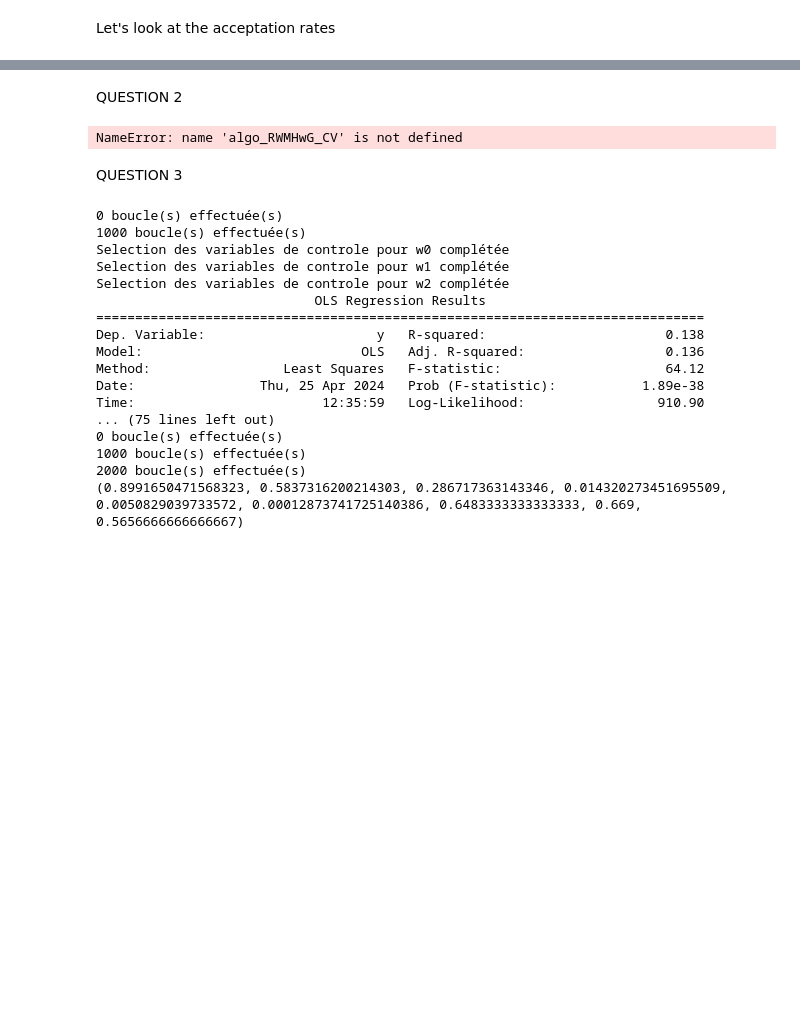
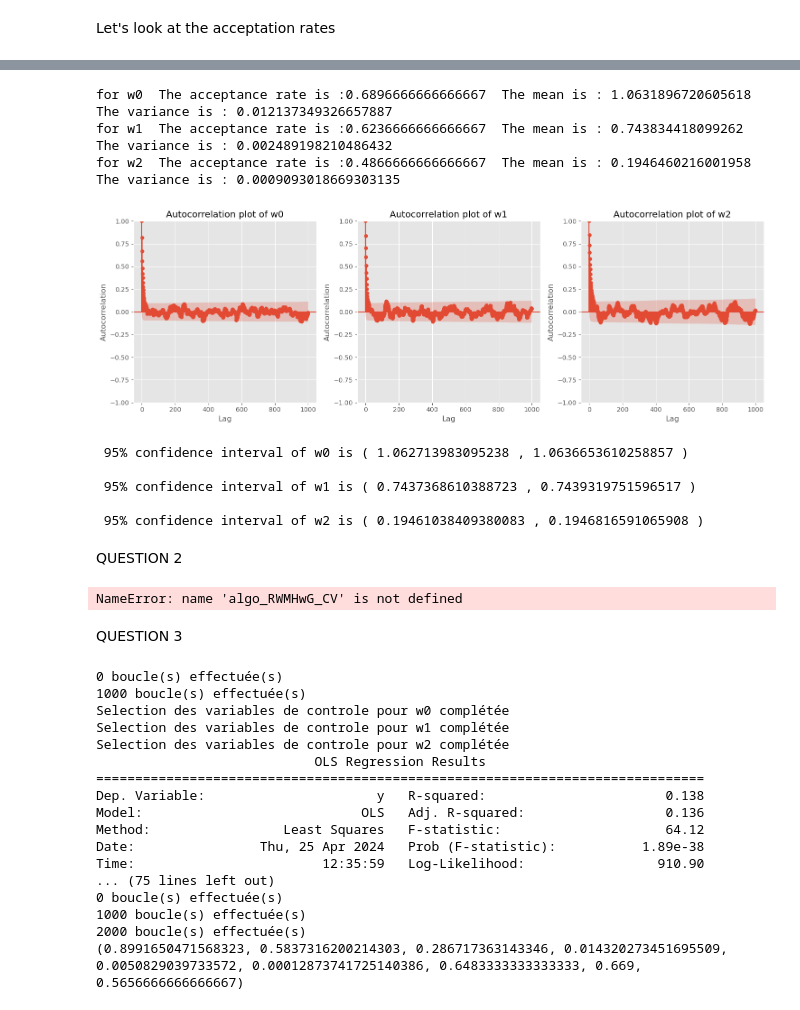
Before and after one commit to tahatt13/GARCH_MCMC, a Jupyter notebook: MCMCGARCH.ipynb, the cells around one changed output, grey strips where cells are left out. Cells and saved outputs as stored; diff of their text form; code cells hidden in the pictures; blank space fills up the shorter version.

```diff
--- a/MCMCGARCH.ipynb
+++ b/MCMCGARCH.ipynb
@@ -436,3 +438,44 @@ plt.show()
+# %%
+print(f"for w0  The acceptance rate is :{R[2][0]}  The mean is : {R[0][0]} The variance is : {R[1][0]}" )
+print(f"for w1  The acceptance rate is :{R[2][1]}  The mean is : {R[0][1]} The variance is : {R[1][1]}" )
+print(f"for w2  The acceptance rate is :{R[2][2]}  The mean is : {R[0][2]} The variance is : {R[1][2]}" )
+# %% [output]
+for w0  The acceptance rate is :0.6896666666666667  The mean is : 1.0631896720605618 The variance is : 0.012137349326657887
+for w1  The acceptance rate is :0.6236666666666667  The mean is : 0.743834418099262 The variance is : 0.002489198210486432
+for w2  The acceptance rate is :0.4866666666666667  The mean is : 0.1946460216001958 The variance is : 0.0009093018669303135
+# %%
+fig, axs = plt.subplots(1, 3, figsize=(15, 5))
+
+# Autocorrelation function plot for parameters w0, w1 and w2
+plot_acf(R[-3][B:], ax=axs[0], lags=1000)
+axs[0].set_title("Autocorrelation plot of w0")
+plot_acf(R[-2][B:], ax=axs[1], lags=1000)
+axs[1].set_title("Autocorrelation plot of w1")
+plot_acf(R[-1][B:], ax=axs[2], lags=1000)
+axs[2].set_title("Autocorrelation plot of w2")
+
+for ax in axs:
+    ax.set_xlabel("Lag")
+    ax.set_ylabel("Autocorrelation")
+    ax.grid(True)
+
+# display
+plt.tight_layout()
+plt.show()
+# %% [output]
+[figure, added]
+# %%
+print(" 95% confidence interval of w0 is (", R[0][0] - 1.96 * R[1][0] / np.sqrt(N - B + 1), ",", R[0][0] + 1.96 * R[1][0] / np.sqrt(N - B + 1), ")\n")
+
+print(" 95% confidence interval of w1 is (", R[0][1] - 1.96 * R[1][1] / np.sqrt(N - B + 1) , ",", R[0][1] + 1.96 * R[1][1] / np.sqrt(N - B + 1), ")\n")
+
+print(" 95% confidence interval of w2 is (", R[0][2] - 1.96 * R[1][2] / np.sqrt(N - B + 1), ",", R[0][2] + 1.96 * R[1][2] / np.sqrt(N - B + 1), ")\n")
+# %% [output]
+ 95% confidence interval of w0 is ( 1.062713983095238 , 1.0636653610258857 )
+
+ 95% confidence interval of w1 is ( 0.7437368610388723 , 0.7439319751596517 )
+
+ 95% confidence interval of w2 is ( 0.19461038409380083 , 0.1946816591065908 )
 # %% [markdown]
 QUESTION 2
 # %%
```
Also changed, not shown: parts of 14 cells of this notebook.
